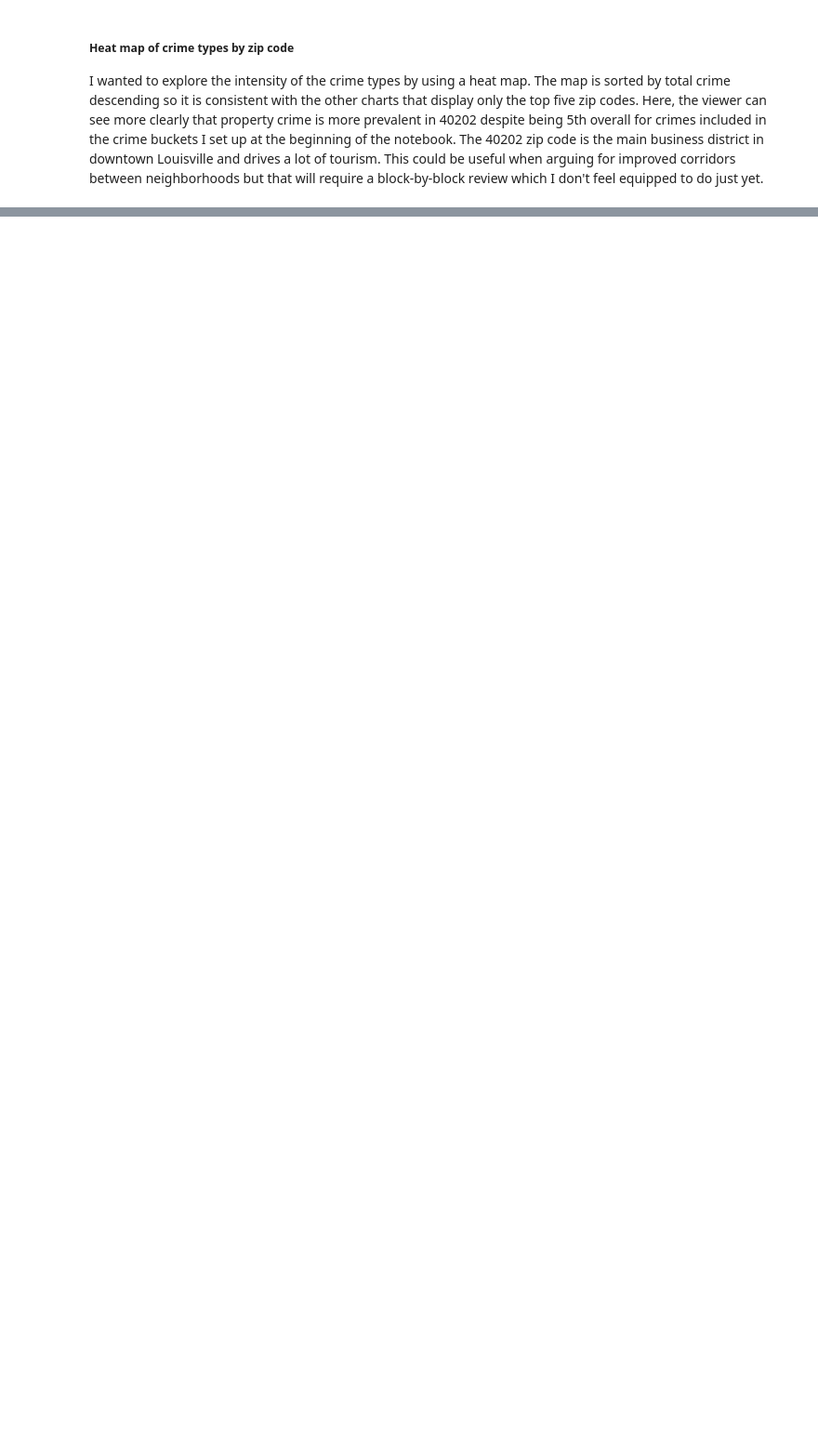
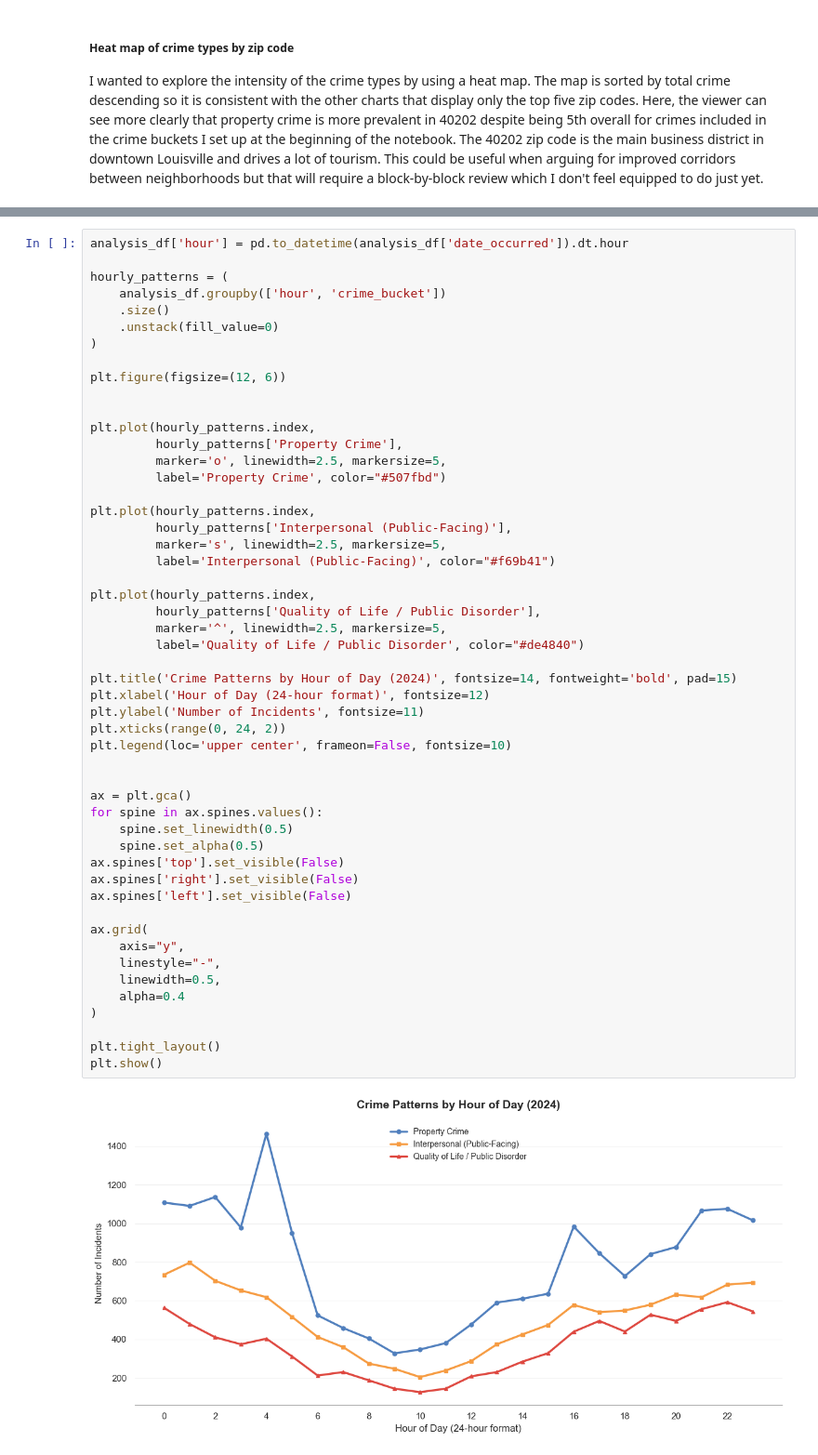
Before and after one commit to mand0rla/crime-patterns-and-urban-design, a Jupyter notebook: notebooks/W1_lmpd_crime.ipynb, the cells around one changed output, grey strips where cells are left out. Shown at 93% size. Saved outputs shown, nothing was run; the diff lists cells and outputs as text; blank space fills up the shorter version.

```diff
--- a/notebooks/W1_lmpd_crime.ipynb
+++ b/notebooks/W1_lmpd_crime.ipynb
@@ -424,0 +428,53 @@ plt.show()
+# %%
+analysis_df['hour'] = pd.to_datetime(analysis_df['date_occurred']).dt.hour
+
+hourly_patterns = (
+    analysis_df.groupby(['hour', 'crime_bucket'])
+    .size()
+    .unstack(fill_value=0)
+)
+
+plt.figure(figsize=(12, 6))
+
+
+plt.plot(hourly_patterns.index,
+         hourly_patterns['Property Crime'],
+         marker='o', linewidth=2.5, markersize=5,
+         label='Property Crime', color="#507fbd")
+
+plt.plot(hourly_patterns.index,
+         hourly_patterns['Interpersonal (Public-Facing)'],
+         marker='s', linewidth=2.5, markersize=5,
+         label='Interpersonal (Public-Facing)', color="#f69b41")
+
+plt.plot(hourly_patterns.index,
+         hourly_patterns['Quality of Life / Public Disorder'],
+         marker='^', linewidth=2.5, markersize=5,
+         label='Quality of Life / Public Disorder', color="#de4840")
+
+plt.title('Crime Patterns by Hour of Day (2024)', fontsize=14, fontweight='bold', pad=15)
+plt.xlabel('Hour of Day (24-hour format)', fontsize=12)
+plt.ylabel('Number of Incidents', fontsize=11)
+plt.xticks(range(0, 24, 2))
+plt.legend(loc='upper center', frameon=False, fontsize=10)
+
+
+ax = plt.gca()
+for spine in ax.spines.values():
+    spine.set_linewidth(0.5)
+    spine.set_alpha(0.5)
+ax.spines['top'].set_visible(False)
+ax.spines['right'].set_visible(False)
+ax.spines['left'].set_visible(False)
+
+ax.grid(
+    axis="y",
+    linestyle="-",
+    linewidth=0.5,
+    alpha=0.4
+)
+
+plt.tight_layout()
+plt.show()
+# %% [output]
+[figure, added]
```
Also changed, not shown: parts of 3 cells of this notebook, 1 other file.
